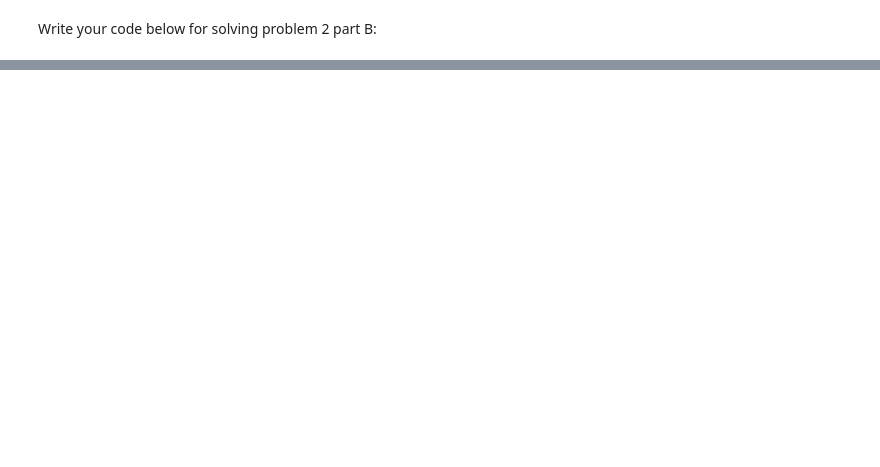
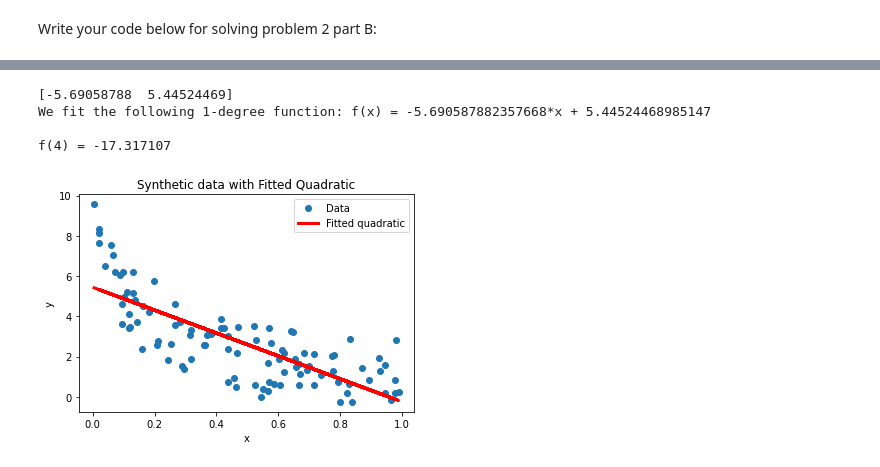
Before and after one commit to sukishore12/Caltech-CS155-2023, a Jupyter notebook: set1/src/2_notebook.ipynb, the cells around one changed output, grey strips where cells are left out. Saved outputs shown, nothing was run; the diff lists cells and outputs as text; code cells hidden in the pictures; blank space fills up the shorter version.

```diff
--- a/set1/src/2_notebook.ipynb
+++ b/set1/src/2_notebook.ipynb
@@ -135,0 +138,32 @@ Write your code below for solving problem 2 part B:
+# %%
+# Fit a degree-n polynomial to the data:
+degree = 1
+coefficients = np.polyfit(x, y, degree)
+print(coefficients)
+
+# Print out the resulting quadratic function:
+print(f'We fit the following {degree}-degree function: f(x) = {coefficients[0]}*x + {coefficients[1]}')
+
+# Evaluate the fitted polynomial at x = 4:
+x_test = 4
+f_eval = np.polyval(coefficients, x_test)
+print('\nf(%i) = %f' % (x_test, f_eval))
+
+# Let's visualize our fitted quadratic:
+plt.figure()
+
+plt.plot(x, y, marker = 'o', linewidth = 0)
+plt.plot(x, np.polyval(coefficients, x), color = 'red', linewidth = 3)
+
+plt.legend(['Data', 'Fitted quadratic'], loc = 'best')
+plt.xlabel('x')
+plt.ylabel('y')
+plt.title('Synthetic data with Fitted Quadratic')
+
+plt.show()
+# %% [output]
+[-5.69058788  5.44524469]
+We fit the following 1-degree function: f(x) = -5.690587882357668*x + 5.44524468985147
+
+f(4) = -17.317107
+[figure, added]
```
Also changed, not shown: parts of 11 cells of this notebook, 29 other files.
